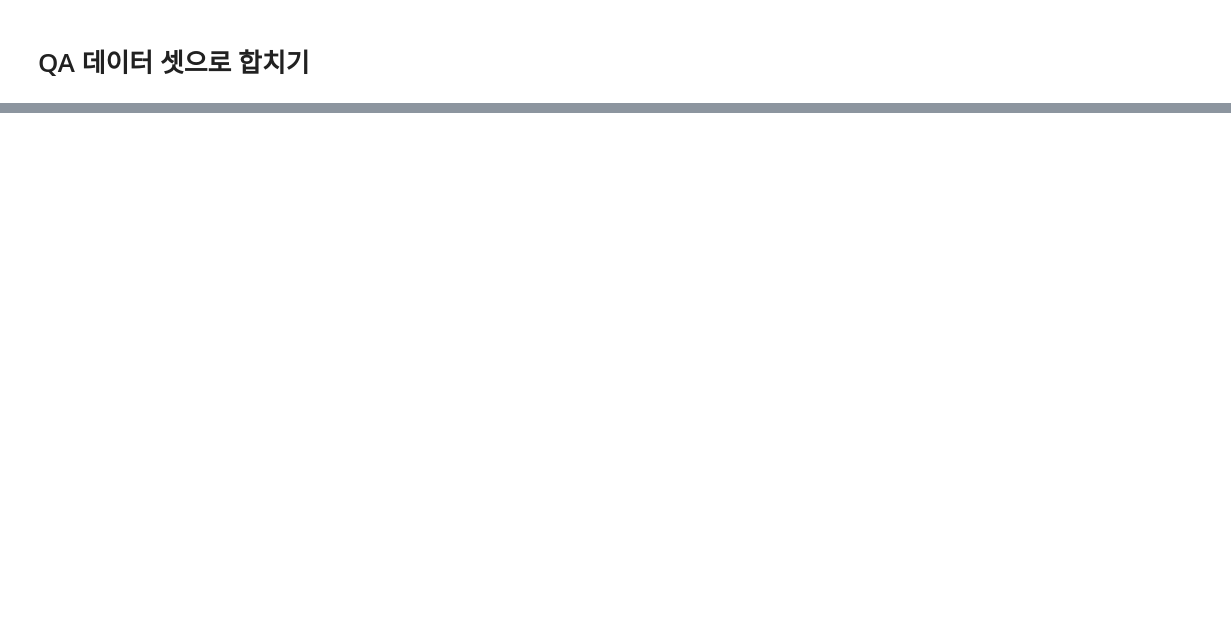
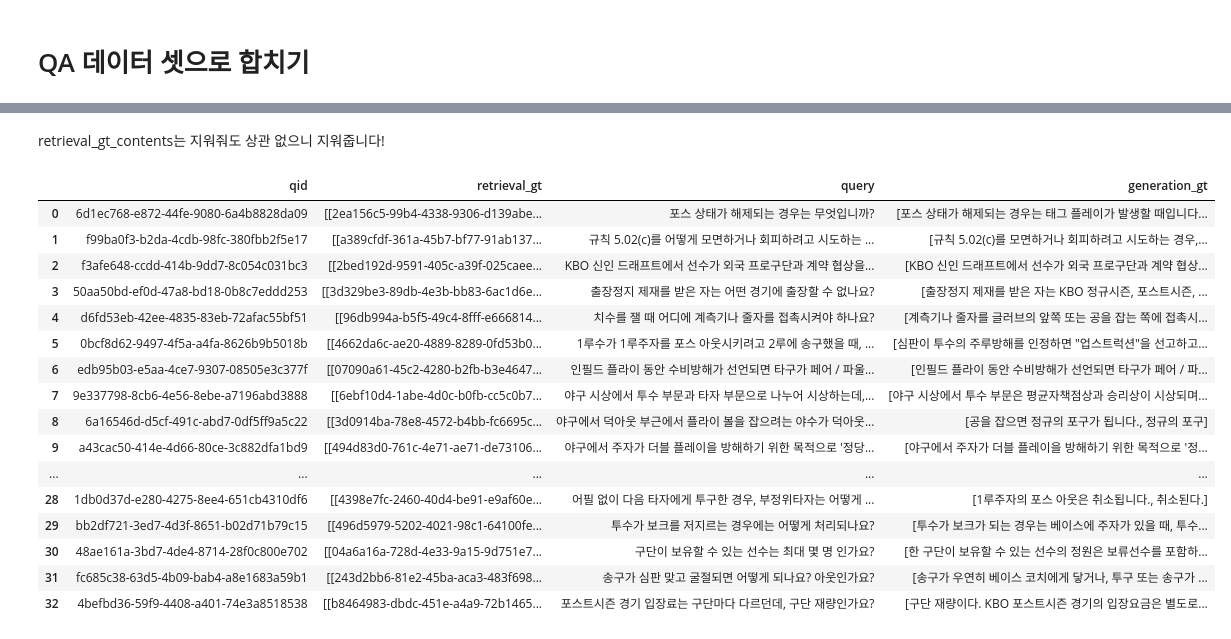
Before and after one commit to Auto-RAG/fast-campus, a Jupyter notebook: notebook/최종 실습/QA 데이터셋 제작.ipynb, the cells around one changed output, grey strips where cells are left out. Drawn from its saved outputs; the diff is of its cells as text; code cells hidden in the pictures; blank space fills up the shorter version.

```diff
--- a/notebook/최종 실습/QA 데이터셋 제작.ipynb
+++ b/notebook/최종 실습/QA 데이터셋 제작.ipynb
@@ -33,19 +358,15 @@ FaQ가 있으니, query와 generation_gt는 이미 있습니다.
 qid와 retrieval_gt는 직접 만들어주셔야 합니다.
 # %%
 question = [
-    "",
-    "",
-    "",
-    "",
-    "",
+    "구단이 보유할 수 있는 선수는 최대 몇 명 인가요?", # 리그 규약 38페이지 24조
+    "송구가 심판 맞고 굴절되면 어떻게 되나요? 아웃인가요?", # 야구 규칙 88페이지 ⒡ 감독과 심판원의 방해
+    "포스트시즌 경기 입장료는 구단마다 다르던데, 구단 재량인가요?",    # 리그 규정 39페이지 제48조 입장요금(KBO 포스트시즌 경기)
 ]
 # %%
 answer = [
-    "a",
-    "b",
-    "c",
-    "d",
-    "e",
+    "한 구단이 보유할 수 있는 선수의 정원은 보류선수를 포함하여 최대 65명으로 하며 보류선수는 소속선수에 포함된다.",
+    "송구가 우연히 베이스 코치에게 닿거나, 투구 또는 송구가 심판원에게 닿았더라도 볼 인 플레이다. 그러나 베이스 코치가 고의로 송구를 방해하였을 경우 주자는 아웃된다.",
+    "구단 재량이다. KBO 포스트시즌 경기의 입장요금은 별도로 정한다.",
 ]
 # %%
 from uuid import uuid4
@@ -127,10 +496,8 @@ b. 광고 송출 시간 보장
 # %%
 retrieval_gt = [
-    [[""]], # 1번째 질문
-    [[""]], # 2번째 질문
-    [[""]], # 3번째 질문
-    [[""]], # 4번째 질문
-    [[""]], # 5번째 질문
+    [["04a6a16a-728d-4e33-9a15-9d751e74f8aa"]],
+    [["243d2bb6-81e2-45ba-aca3-483f698ad791"]],
+    [["b8464983-dbdc-451e-a4a9-72b146508cb3"]],
 ]
 # %%
 faq_qa = pd.DataFrame({
@@ -142,2 +519,6 @@ faq_qa = pd.DataFrame({
 # %% [markdown]
 # QA 데이터 셋으로 합치기
+# %%
+dataframes = [initial_qa.data, third_qa.data, faq_qa]
+qa = pd.concat(dataframes, ignore_index=True)
+qa
@@ -143,0 +543,23 @@ faq_qa = pd.DataFrame({
+# %% [markdown]
+retrieval_gt_contents는 지워줘도 상관 없으니 지워줍니다!
+# %%
+qa = qa.drop(columns=["retrieval_gt_contents"])
+qa
+# %% [output]
+|  | qid | retrieval_gt | query | generation_gt |
+| 0 | 6d1ec768-e872-44fe-9080-6a4b8828da09 | [[2ea156c5-99b4-4338-9306-d139abe... | 포스 상태가 해제되는 경우는 무엇입니까? | [포스 상태가 해제되는 경우는 태그 플레이가 발생할 때입니다... |
+| 1 | f99ba0f3-b2da-4cdb-98fc-380fbb2f5e17 | [[a389cfdf-361a-45b7-bf77-91ab137... | 규칙 5.02(c)를 어떻게 모면하거나 회피하려고 시도하는 ... | [규칙 5.02(c)를 모면하거나 회피하려고 시도하는 경우,... |
+| 2 | f3afe648-ccdd-414b-9dd7-8c054c031bc3 | [[2bed192d-9591-405c-a39f-025caee... | KBO 신인 드래프트에서 선수가 외국 프로구단과 계약 협상을... | [KBO 신인 드래프트에서 선수가 외국 프로구단과 계약 협상... |
+| 3 | 50aa50bd-ef0d-47a8-bd18-0b8c7eddd253 | [[3d329be3-89db-4e3b-bb83-6ac1d6e... | 출장정지 제재를 받은 자는 어떤 경기에 출장할 수 없나요? | [출장정지 제재를 받은 자는 KBO 정규시즌, 포스트시즌, ... |
+| 4 | d6fd53eb-42ee-4835-83eb-72afac55bf51 | [[96db994a-b5f5-49c4-8fff-e666814... | 치수를 잴 때 어디에 계측기나 줄자를 접촉시켜야 하나요? | [계측기나 줄자를 글러브의 앞쪽 또는 공을 잡는 쪽에 접촉시... |
+| 5 | 0bcf8d62-9497-4f5a-a4fa-8626b9b5018b | [[4662da6c-ae20-4889-8289-0fd53b0... | 1루수가 1루주자를 포스 아웃시키려고 2루에 송구했을 때, ... | [심판이 투수의 주루방해를 인정하면 "업스트럭션"을 선고하고... |
+| 6 | edb95b03-e5aa-4ce7-9307-08505e3c377f | [[07090a61-45c2-4280-b2fb-b3e4647... | 인필드 플라이 동안 수비방해가 선언되면 타구가 페어 / 파울... | [인필드 플라이 동안 수비방해가 선언되면 타구가 페어 / 파... |
+| 7 | 9e337798-8cb6-4e56-8ebe-a7196abd3888 | [[6ebf10d4-1abe-4d0c-b0fb-cc5c0b7... | 야구 시상에서 투수 부문과 타자 부문으로 나누어 시상하는데,... | [야구 시상에서 투수 부문은 평균자책점상과 승리상이 시상되며... |
+| 8 | 6a16546d-d5cf-491c-abd7-0df5ff9a5c22 | [[3d0914ba-78e8-4572-b4bb-fc6695c... | 야구에서 덕아웃 부근에서 플라이 볼을 잡으려는 야수가 덕아웃... | [공을 잡으면 정규의 포구가 됩니다., 정규의 포구] |
+| 9 | a43cac50-414e-4d66-80ce-3c882dfa1bd9 | [[494d83d0-761c-4e71-ae71-de73106... | 야구에서 주자가 더블 플레이을 방해하기 위한 목적으로 '정당... | [야구에서 주자가 더블 플레이을 방해하기 위한 목적으로 '정... |
+| ... | ... | ... | ... | ... |
+| 28 | 1db0d37d-e280-4275-8ee4-651cb4310df6 | [[4398e7fc-2460-40d4-be91-e9af60e... | 어필 없이 다음 타자에게 투구한 경우, 부정위타자는 어떻게 ... | [1루주자의 포스 아웃은 취소됩니다., 취소된다.] |
+| 29 | bb2df721-3ed7-4d3f-8651-b02d71b79c15 | [[496d5979-5202-4021-98c1-64100fe... | 투수가 보크를 저지르는 경우에는 어떻게 처리되나요? | [투수가 보크가 되는 경우는 베이스에 주자가 있을 때, 투수... |
+| 30 | 48ae161a-3bd7-4de4-8714-28f0c800e702 | [[04a6a16a-728d-4e33-9a15-9d751e7... | 구단이 보유할 수 있는 선수는 최대 몇 명 인가요? | [한 구단이 보유할 수 있는 선수의 정원은 보류선수를 포함하... |
+| 31 | fc685c38-63d5-4b09-bab4-a8e1683a59b1 | [[243d2bb6-81e2-45ba-aca3-483f698... | 송구가 심판 맞고 굴절되면 어떻게 되나요? 아웃인가요? | [송구가 우연히 베이스 코치에게 닿거나, 투구 또는 송구가 ... |
+| 32 | 4befbd36-59f9-4408-a401-74e3a8518538 | [[b8464983-dbdc-451e-a4a9-72b1465... | 포스트시즌 경기 입장료는 구단마다 다르던데, 구단 재량인가요? | [구단 재량이다. KBO 포스트시즌 경기의 입장요금은 별도로... |
```
Also changed, not shown: parts of 37 cells of this notebook, 5 other files.
